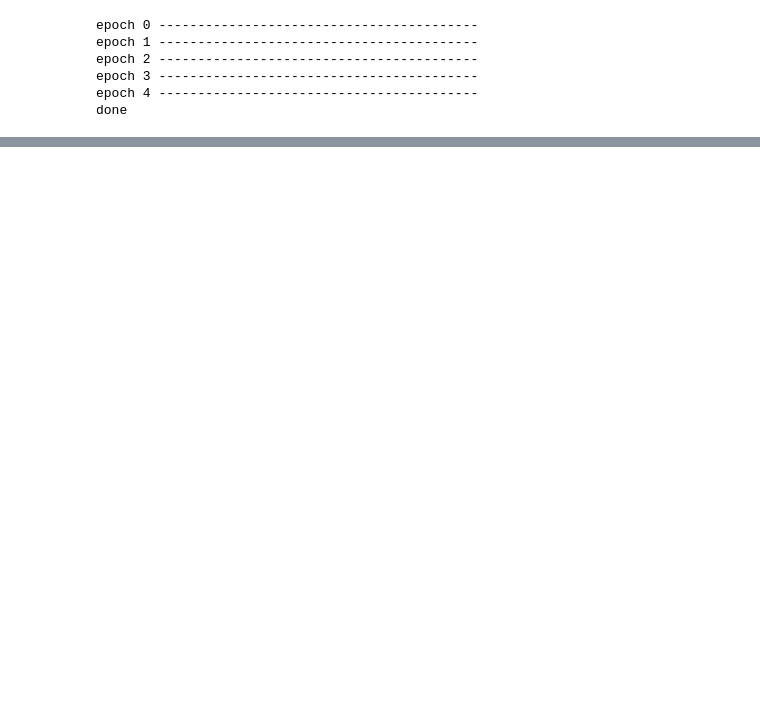
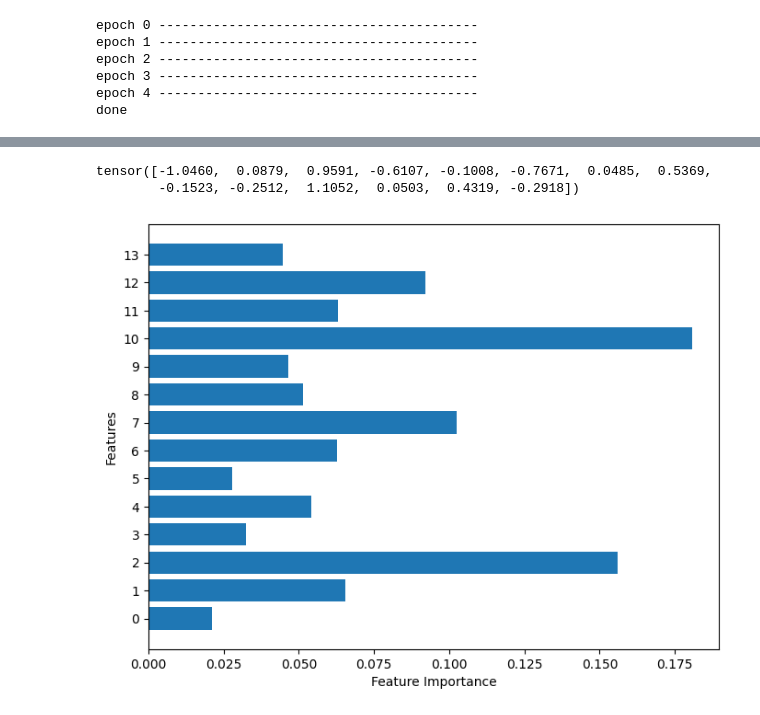
Before and after one commit to tsoudibi/tabular_data_GNN, a Jupyter notebook: test.ipynb, the cells around one changed output, grey strips where cells are left out. Saved outputs shown, nothing was run; the diff lists cells and outputs as text; code cells hidden in the pictures; blank space fills up the shorter version.

```diff
--- a/test.ipynb
+++ b/test.ipynb
@@ -78,0 +71,17 @@ wandb: WARNING Source type is set to 'repo' but some required information is mis
+# %%
+
+importance = get_feature_importance_extractor().get().cpu()
+print(importance)
+importance = importance.softmax(dim=0).detach().numpy()
+import matplotlib.pyplot as plt
+# 可视化特征重要性
+plt.figure(figsize=(8, 6))
+plt.barh(range(len(importance)), importance, align='center')
+plt.yticks(range(len(importance)))
+plt.xlabel('Feature Importance')
+plt.ylabel('Features')
+plt.show()
+# %% [output]
+tensor([-1.0460,  0.0879,  0.9591, -0.6107, -0.1008, -0.7671,  0.0485,  0.5369,
+        -0.1523, -0.2512,  1.1052,  0.0503,  0.4319, -0.2918])
+[figure, added]
```
Also changed, not shown: parts of 4 cells of this notebook, 2 other files.
